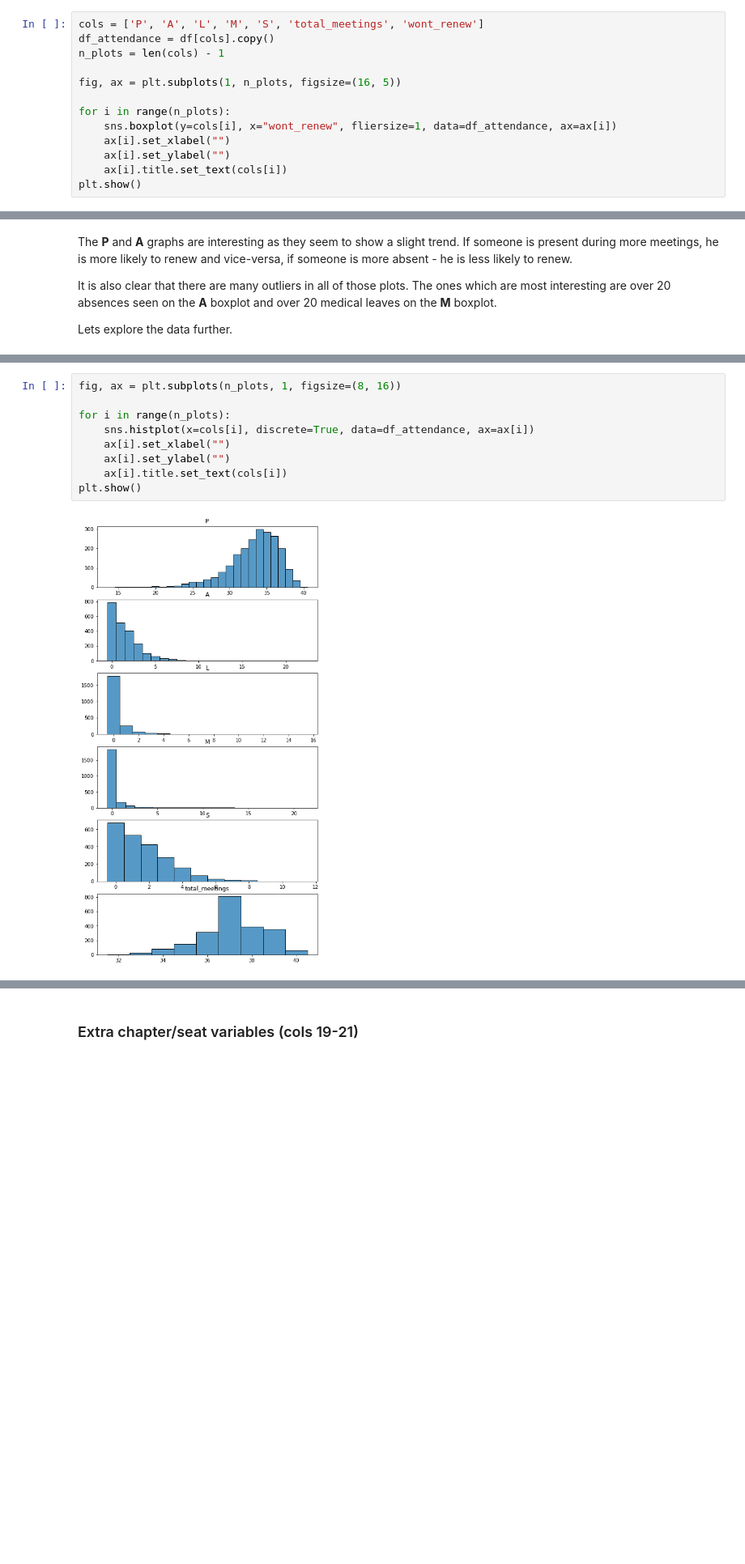
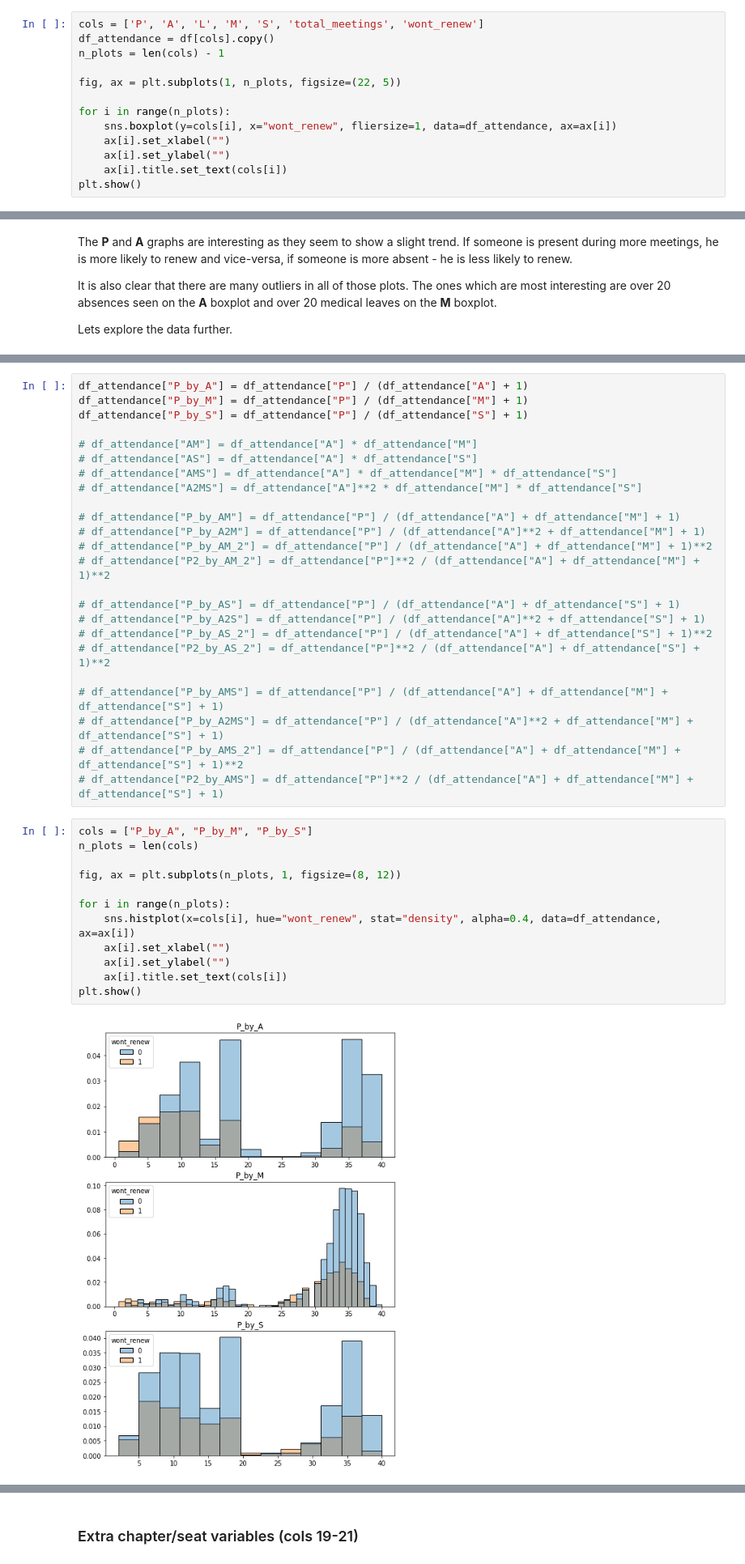
Before and after one commit to da-veed/BachelorThesis, a Jupyter notebook: data_EDA.ipynb, the cells around one changed output, grey strips where cells are left out. Shown at 81% size. Drawn from its saved outputs; the diff is of its cells as text; blank space fills up the shorter version.

```diff
--- a/data_EDA.ipynb
+++ b/data_EDA.ipynb
@@ -338,7 +338,7 @@ cols = ['P', 'A', 'L', 'M', 'S', 'total_meetings', 'wont_renew']
 df_attendance = df[cols].copy()
 n_plots = len(cols) - 1
 
-fig, ax = plt.subplots(1, n_plots, figsize=(16, 5))
+fig, ax = plt.subplots(1, n_plots, figsize=(22, 5))
 
 for i in range(n_plots):
     sns.boxplot(y=cols[i], x="wont_renew", fliersize=1, data=df_attendance, ax=ax[i])
@@ -357,11 +449,38 @@ Lets explore the data further.
+# %%
+df_attendance["P_by_A"] = df_attendance["P"] / (df_attendance["A"] + 1)
+df_attendance["P_by_M"] = df_attendance["P"] / (df_attendance["M"] + 1)
+df_attendance["P_by_S"] = df_attendance["P"] / (df_attendance["S"] + 1)
+
+# df_attendance["AM"] = df_attendance["A"] * df_attendance["M"]
+# df_attendance["AS"] = df_attendance["A"] * df_attendance["S"]
+# df_attendance["AMS"] = df_attendance["A"] * df_attendance["M"] * df_attendance["S"]
+# df_attendance["A2MS"] = df_attendance["A"]**2 * df_attendance["M"] * df_attendance["S"]
+
+# df_attendance["P_by_AM"] = df_attendance["P"] / (df_attendance["A"] + df_attendance["M"] + 1)
+# df_attendance["P_by_A2M"] = df_attendance["P"] / (df_attendance["A"]**2 + df_attendance["M"] + 1)
+# df_attendance["P_by_AM_2"] = df_attendance["P"] / (df_attendance["A"] + df_attendance["M"] + 1)**2
+# df_attendance["P2_by_AM_2"] = df_attendance["P"]**2 / (df_attendance["A"] + df_attendance["M"] + 1)**2
+
+# df_attendance["P_by_AS"] = df_attendance["P"] / (df_attendance["A"] + df_attendance["S"] + 1)
+# df_attendance["P_by_A2S"] = df_attendance["P"] / (df_attendance["A"]**2 + df_attendance["S"] + 1)
+# df_attendance["P_by_AS_2"] = df_attendance["P"] / (df_attendance["A"] + df_attendance["S"] + 1)**2
+# df_attendance["P2_by_AS_2"] = df_attendance["P"]**2 / (df_attendance["A"] + df_attendance["S"] + 1)**2
+
+# df_attendance["P_by_AMS"] = df_attendance["P"] / (df_attendance["A"] + df_attendance["M"] + df_attendance["S"] + 1)
+# df_attendance["P_by_A2MS"] = df_attendance["P"] / (df_attendance["A"]**2 + df_attendance["M"] + df_attendance["S"] + 1)
+# df_attendance["P_by_AMS_2"] = df_attendance["P"] / (df_attendance["A"] + df_attendance["M"] + df_attendance["S"] + 1)**2
+# df_attendance["P2_by_AMS"] = df_attendance["P"]**2 / (df_attendance["A"] + df_attendance["M"] + df_attendance["S"] + 1)
 # %%
-fig, ax = plt.subplots(n_plots, 1, figsize=(8, 16))
+cols = ["P_by_A", "P_by_M", "P_by_S"]
+n_plots = len(cols)
+
+fig, ax = plt.subplots(n_plots, 1, figsize=(8, 12))
 
 for i in range(n_plots):
-    sns.histplot(x=cols[i], discrete=True, data=df_attendance, ax=ax[i])
+    sns.histplot(x=cols[i], hue="wont_renew", stat="density", alpha=0.4, data=df_attendance, ax=ax[i])
     ax[i].set_xlabel("")
     ax[i].set_ylabel("")
     ax[i].title.set_text(cols[i])
 plt.show()
 # %% [output]
-[figure, old version]
+[figure, new version]
```
Also changed, not shown: parts of 32 cells of this notebook, 20 other files.
